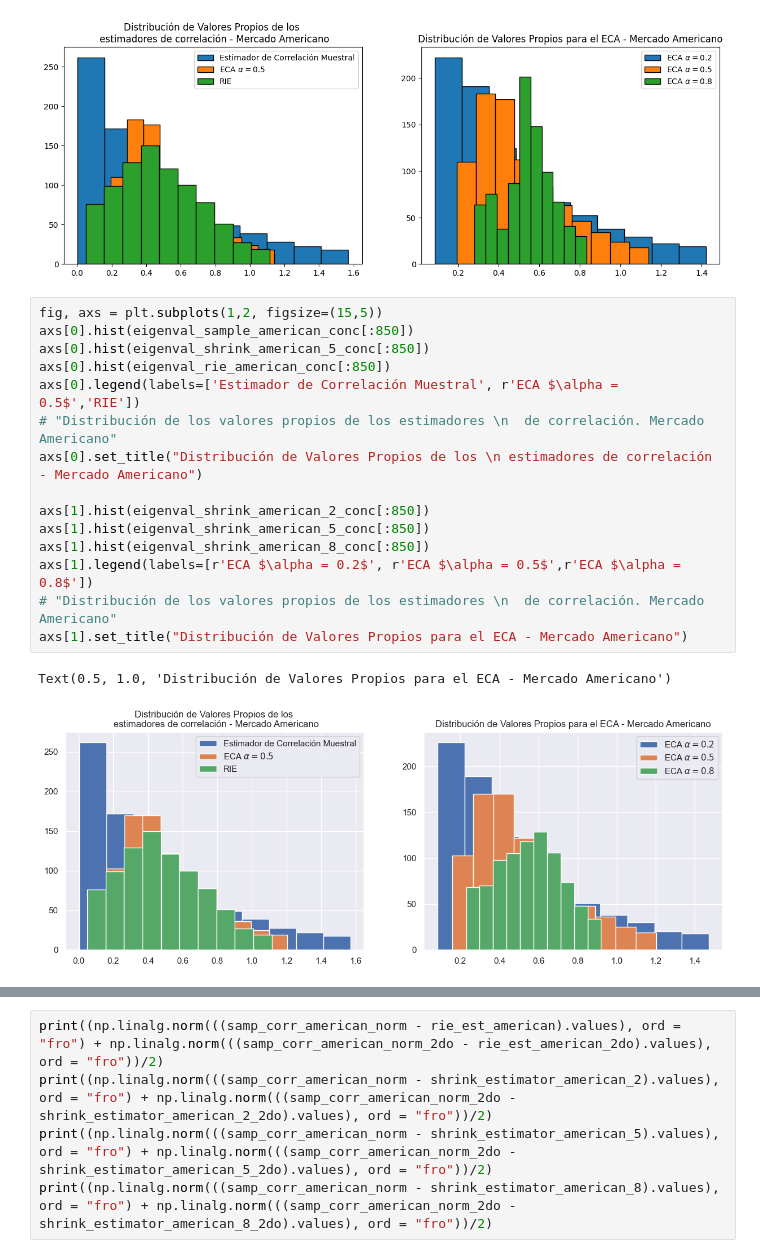
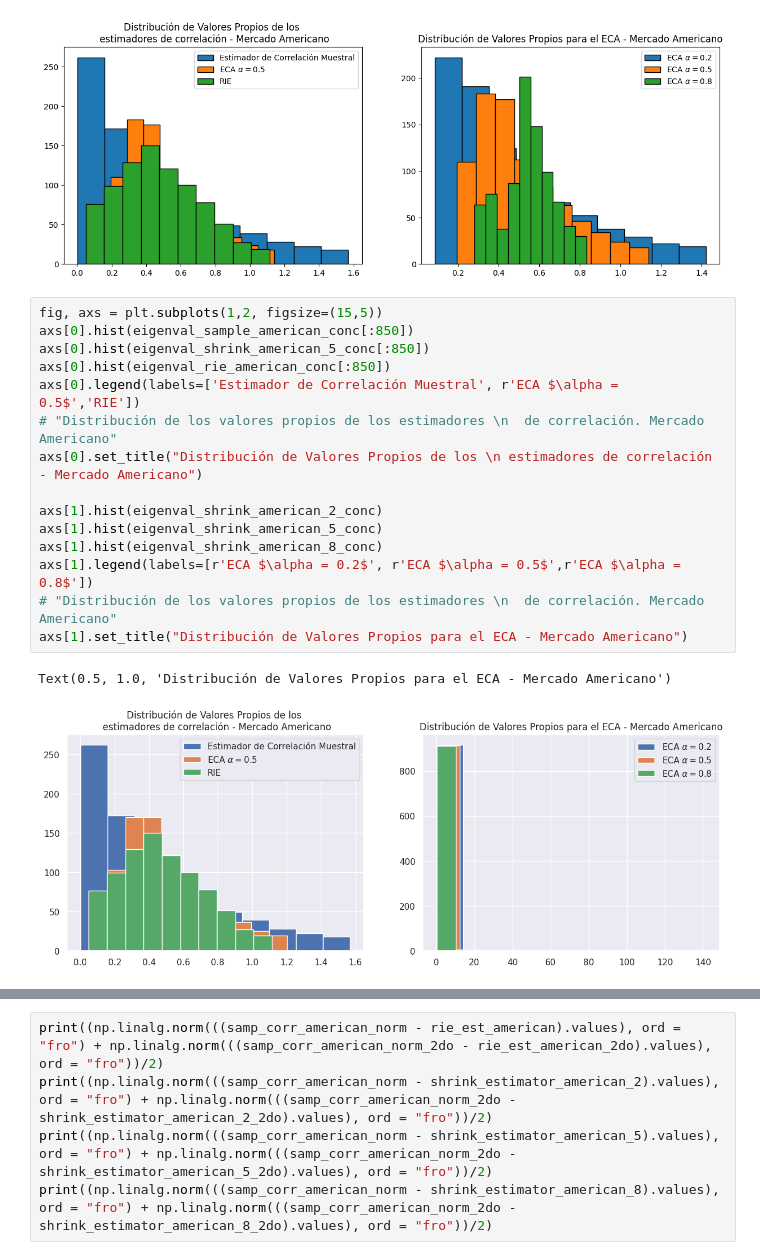
Before and after one commit to jduarte00/tesis, a Jupyter notebook: results_corr_matrix.ipynb, the cells around one changed output, grey strips where cells are left out. Drawn from its saved outputs; the diff is of its cells as text.

Commit message:
update tables for graphics

```diff
--- a/results_corr_matrix.ipynb
+++ b/results_corr_matrix.ipynb
@@ -447,18 +463,18 @@ Text(0.5, 1.0, 'Distribución de Valores Propios para el ECA - Mercado Americano
 # %%
 fig, axs = plt.subplots(1,2, figsize=(15,5))
 axs[0].hist(eigenval_sample_american_conc[:850])
 axs[0].hist(eigenval_shrink_american_5_conc[:850])
 axs[0].hist(eigenval_rie_american_conc[:850])
 axs[0].legend(labels=['Estimador de Correlación Muestral', r'ECA $\alpha = 0.5$','RIE'])
 # "Distribución de los valores propios de los estimadores \n  de correlación. Mercado Americano"
 axs[0].set_title("Distribución de Valores Propios de los \n estimadores de correlación - Mercado Americano")
 
-axs[1].hist(eigenval_shrink_american_2_conc[:850])
-axs[1].hist(eigenval_shrink_american_5_conc[:850])
-axs[1].hist(eigenval_shrink_american_8_conc[:850])
+axs[1].hist(eigenval_shrink_american_2_conc)
+axs[1].hist(eigenval_shrink_american_5_conc)
+axs[1].hist(eigenval_shrink_american_8_conc)
 axs[1].legend(labels=[r'ECA $\alpha = 0.2$', r'ECA $\alpha = 0.5$',r'ECA $\alpha = 0.8$'])
 # "Distribución de los valores propios de los estimadores \n  de correlación. Mercado Americano"
 axs[1].set_title("Distribución de Valores Propios para el ECA - Mercado Americano")
 # %% [output]
 Text(0.5, 1.0, 'Distribución de Valores Propios para el ECA - Mercado Americano')
-[figure, old version]
+[figure, new version]
```
Also changed, not shown: parts of 11 cells of this notebook, 1 other file.
